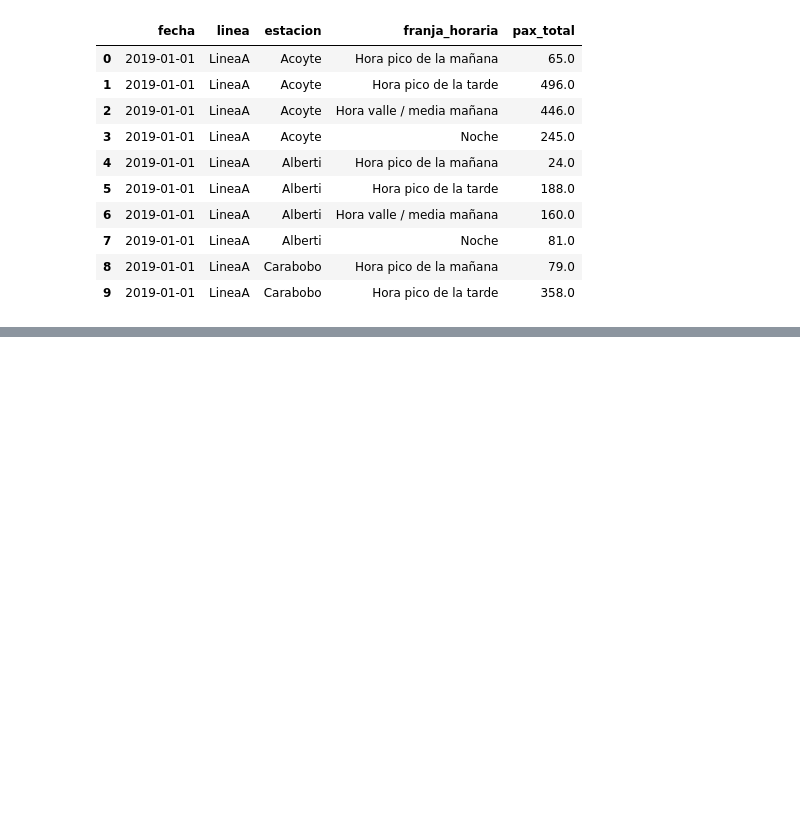
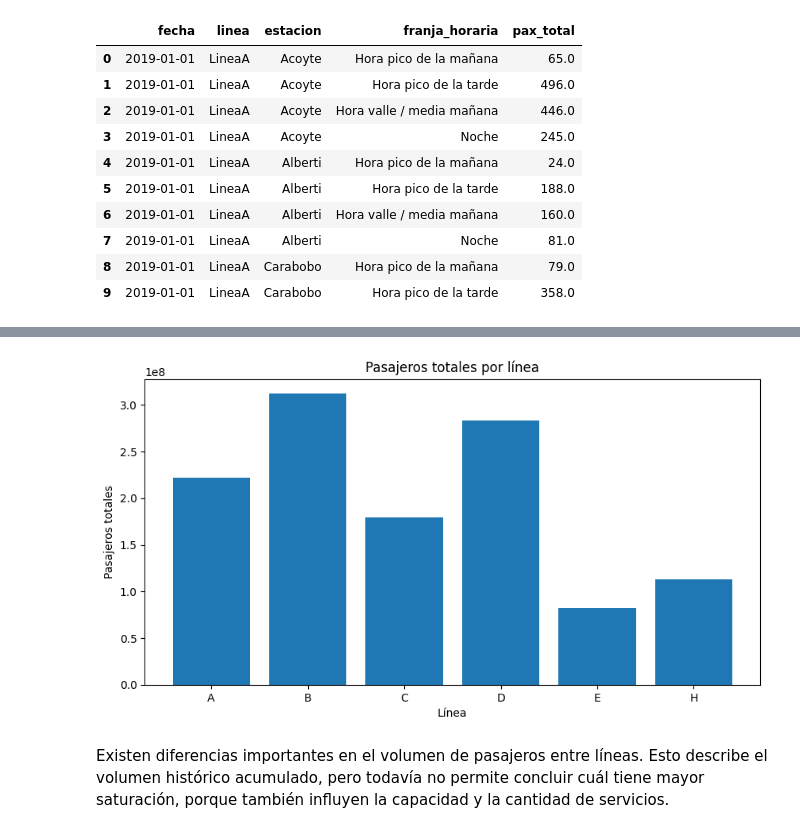
Before and after one commit to ChronosXV/Metodologia_grupo2, a Jupyter notebook: Metodologia_1_Grupo_2_Validado.ipynb, the cells around one changed output, grey strips where cells are left out. Cells and saved outputs as stored; diff of their text form; code cells hidden in the pictures; blank space fills up the shorter version.

```diff
--- a/Metodologia_1_Grupo_2_Validado.ipynb
+++ b/Metodologia_1_Grupo_2_Validado.ipynb
@@ -844,0 +1183,13 @@ Nota: redujimos la dimensionalidad de los datos por franja horaria, hacer esto c
+# %%
+# B. Variable linea — distribución por línea
+df_lineas = con.execute(f"""
+    SELECT
+        linea,
+        COUNT(*) AS cantidad_registros,
+        SUM(pax_total) AS pasajeros_totales
+    FROM read_parquet('{ruta_unificado_dim}')
+    GROUP BY linea
+    ORDER BY linea
+""").df()
+
+df_lineas
@@ -844,0 +1204,17 @@ Nota: redujimos la dimensionalidad de los datos por franja horaria, hacer esto c
+# %%
+# Gráfico de pasajeros por línea
+plt.figure(figsize=(10, 5))
+
+plt.bar(
+    df_lineas["linea"].astype(str),
+    df_lineas["pasajeros_totales"]
+)
+
+plt.title("Pasajeros totales por línea")
+plt.xlabel("Línea")
+plt.ylabel("Pasajeros totales")
+plt.show()
+# %% [output]
+[figure, added]
+# %% [markdown]
+Existen diferencias importantes en el volumen de pasajeros entre líneas. Esto describe el volumen histórico acumulado, pero todavía no permite concluir cuál tiene mayor saturación, porque también influyen la capacidad y la cantidad de servicios.
```
Also changed, not shown: parts of 41 cells of this notebook.
